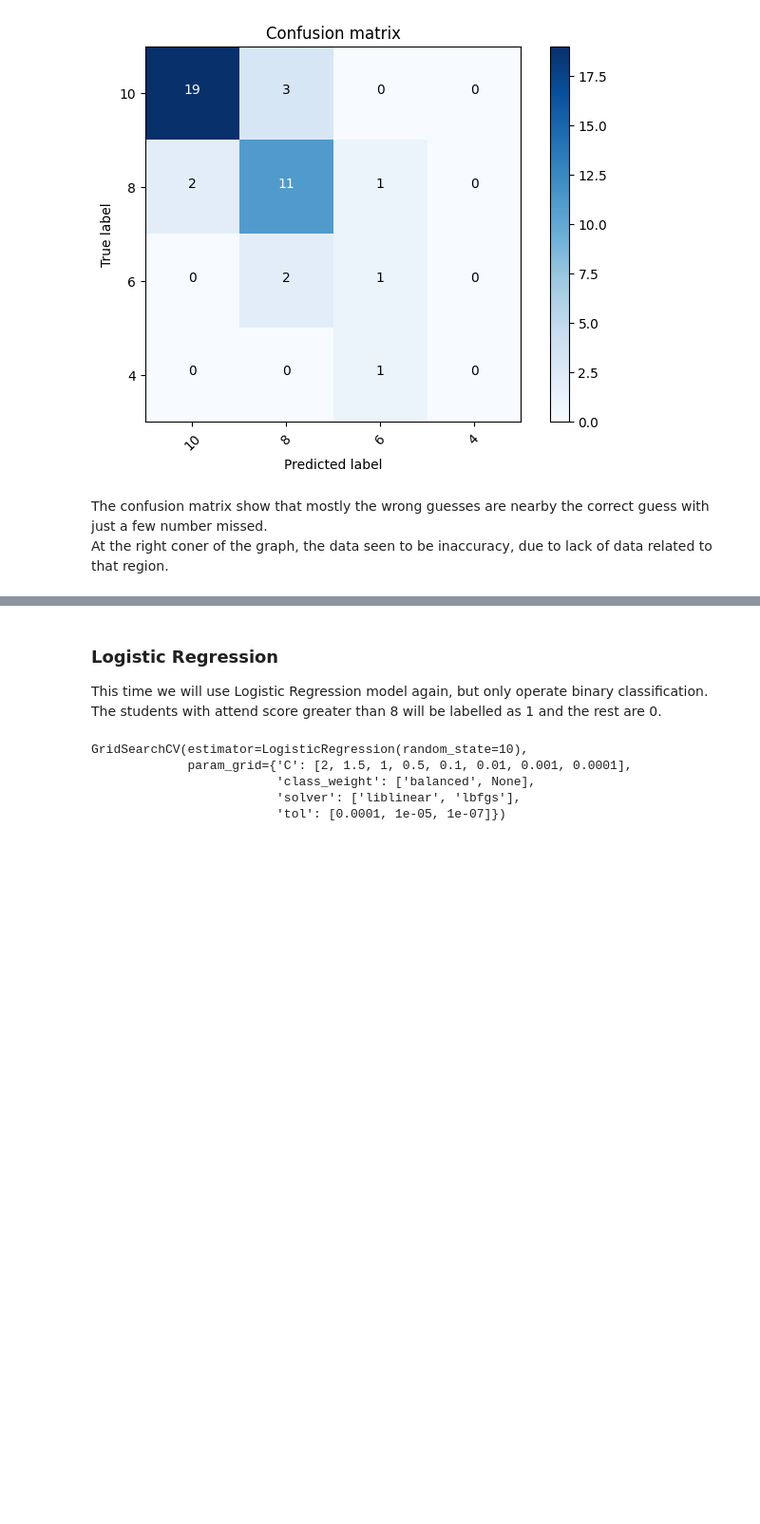
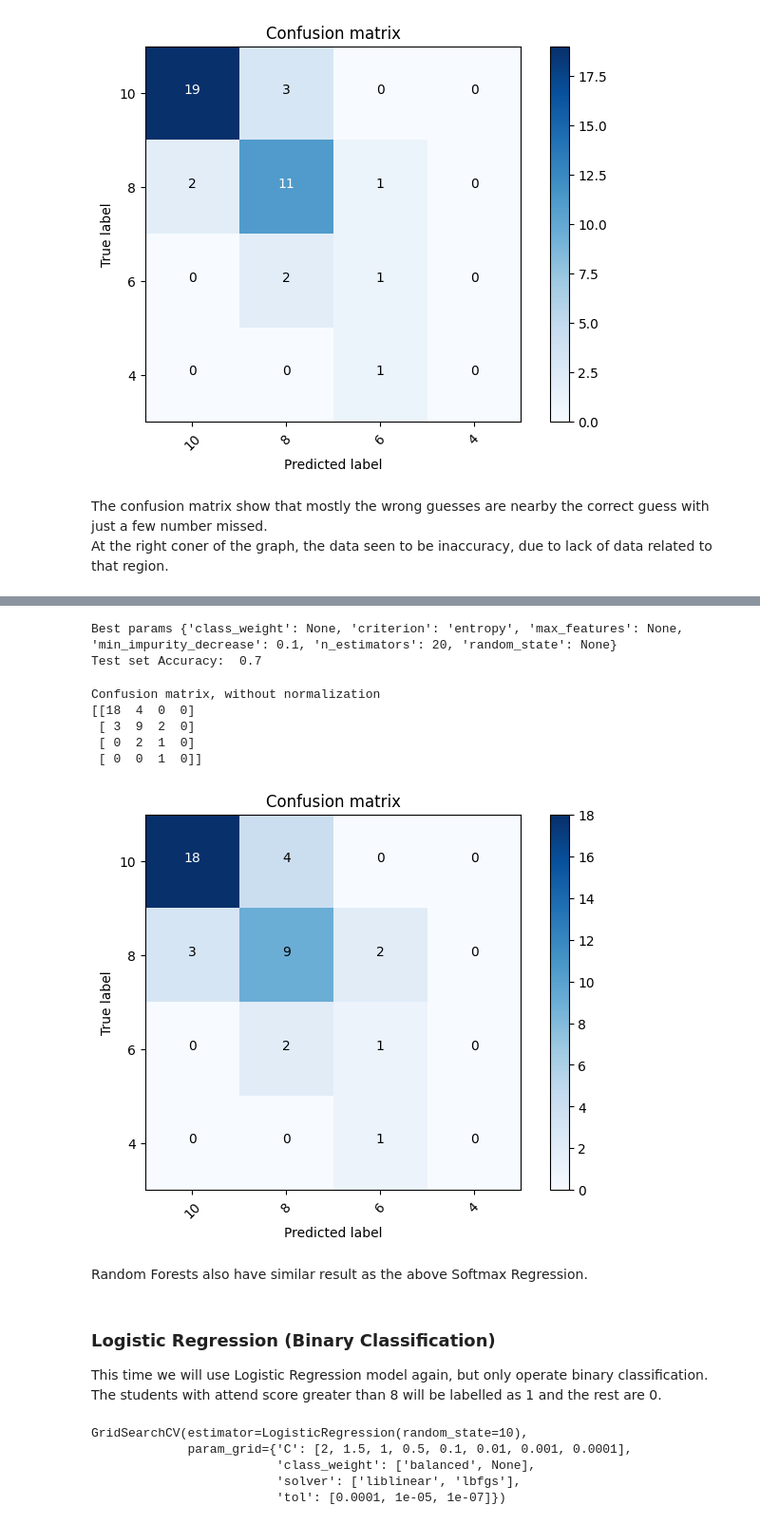
Before and after one commit to hung20gg/process_ml_vncodelab, a Jupyter notebook: Core.ipynb, the cells around one changed output, grey strips where cells are left out. Shown at 95% size. Cells and saved outputs as stored; diff of their text form; code cells hidden in the pictures; blank space fills up the shorter version.

```diff
--- a/Core.ipynb
+++ b/Core.ipynb
@@ -780,0 +784,14 @@ At the right coner of the graph, the data seen to be inaccuracy, due to lack of
+# %%
+param_test={
+    'min_impurity_decrease':[1e-1,1e-3,1e-2,1e-5,1],
+    'n_estimators':[20,30,50,70,100,200],
+    'max_features':['log2',None],
+    'class_weight':["balanced","balenced_subsample",None],
+    'criterion':['entropy','logloss'],
+    'random_state':[None]
+
+}
+regr =GridSearchCV(estimator = RandomForestClassifier(),
+                   param_grid=param_test
+                   )
+regr.fit(X_train,y_train2)
@@ -781,5 +824,28 @@ At the right coner of the graph, the data seen to be inaccuracy, due to lack of
+# %%
+
+yhat=regr.predict(X_test)
+print("Best params",regr.best_params_)
+
+print("Test set Accuracy: ", metrics.accuracy_score(y_test2, yhat))
+# %% [output]
+Best params {'class_weight': None, 'criterion': 'entropy', 'max_features': None, 'min_impurity_decrease': 0.1, 'n_estimators': 20, 'random_state': None}
+Test set Accuracy:  0.7
+# %%
+cnf_matrix = confusion_matrix(y_test2, yhat, labels=[10,8,6,4])
+
+plt.figure()
+plot_confusion_matrix(cnf_matrix, classes=[x for x in range(10,3,-2)],normalize= False,  title='Confusion matrix')
+# %% [output]
+Confusion matrix, without normalization
+[[18  4  0  0]
+ [ 3  9  2  0]
+ [ 0  2  1  0]
+ [ 0  0  1  0]]
+[figure, added]
+# %% [markdown]
+Random Forests also have similar result as the above Softmax Regression.
 # %% [markdown]
-### Logistic Regression
+### Logistic Regression (Binary Classification)
 
 This time we will use Logistic Regression model again, but only operate binary classification. The students with attend score greater than 8 will be labelled as 1 and the rest are 0.
 # %%
```
Also changed, not shown: parts of 5 cells of this notebook.
